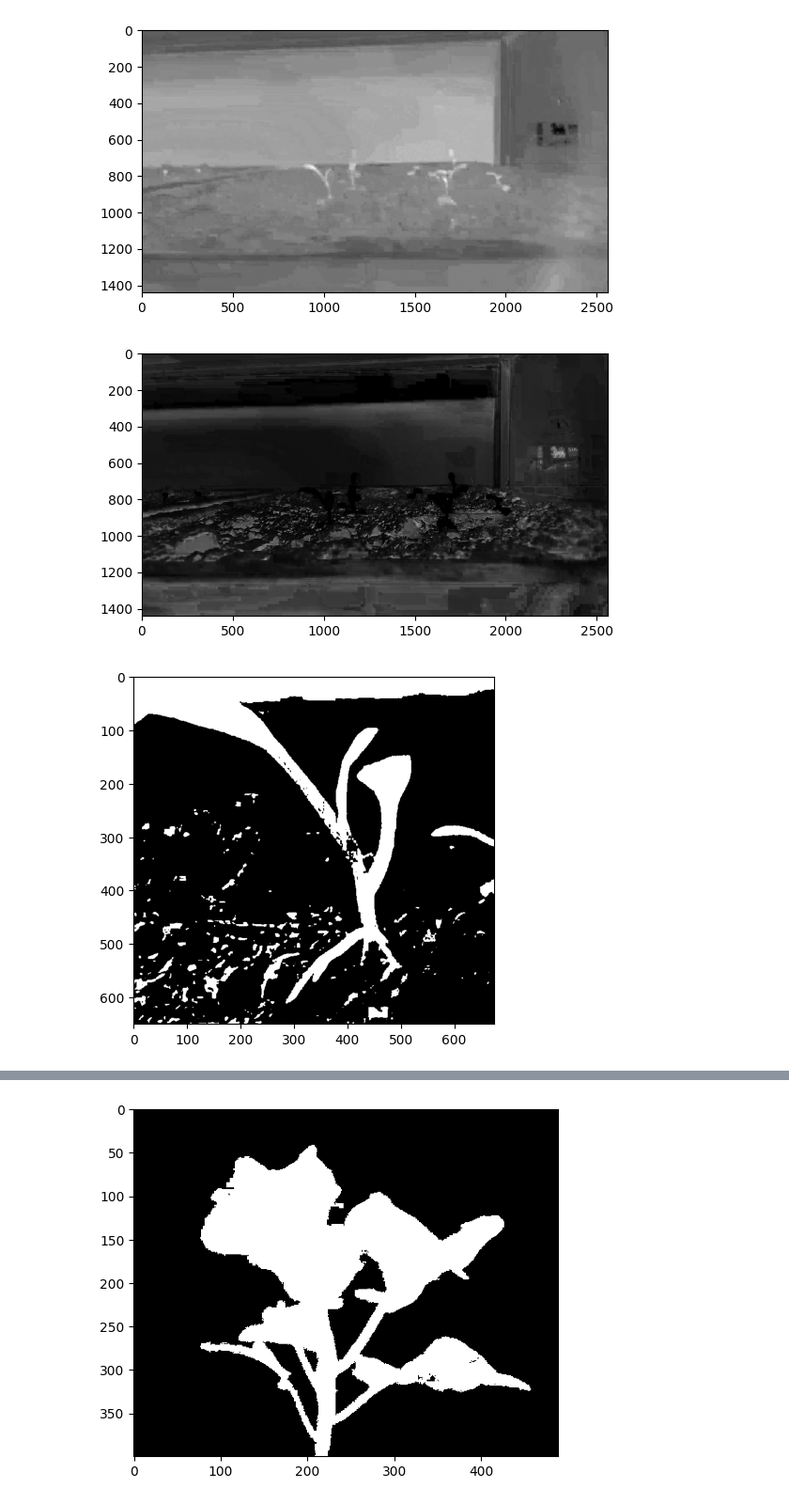
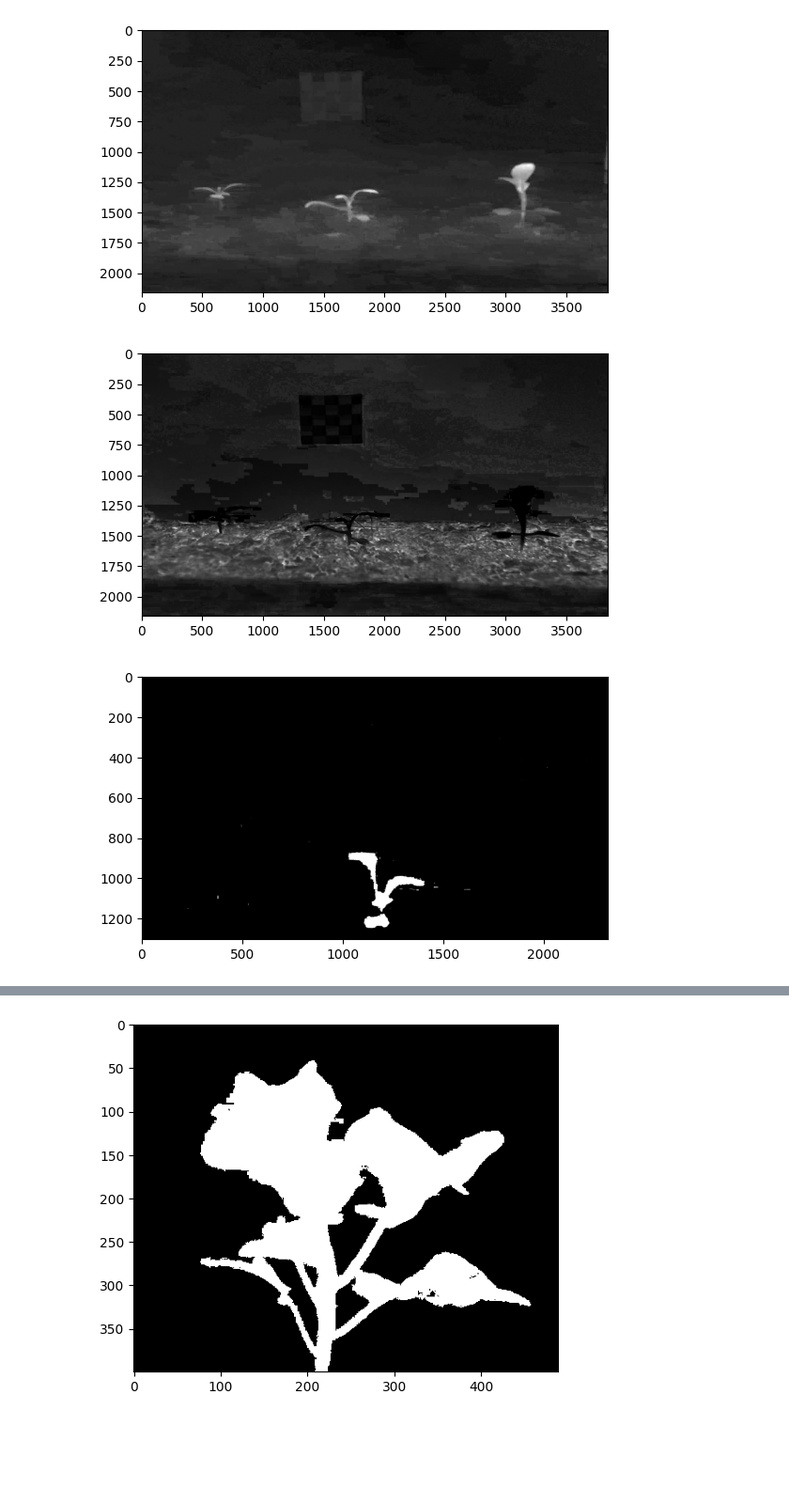
Before and after one commit to Pimmmvxg/Plant_analysis, a Jupyter notebook: notebooks/segmenting/side_view copy 2.ipynb, the cells around one changed output, grey strips where cells are left out. Shown at 94% size. Saved outputs shown, nothing was run; the diff lists cells and outputs as text; code cells hidden in the pictures; blank space fills up the shorter version.

```diff
--- a/notebooks/segmenting/side_view copy 2.ipynb
+++ b/notebooks/segmenting/side_view copy 2.ipynb
@@ -8,7 +8,7 @@ from sklearn.cluster import KMeans
 from plantcv.learn import train_kmeans
 # %%
 # Set input variables
-args = WorkflowInputs(images=[r"C:\Cantonese\real\crop_side.png"],
+args = WorkflowInputs(images=[r"C:\Bean_Sprouts\Data\mesure\LINE_ALBUM_29725 _2_250729_20.jpg"],
                       names="image",
                       result="plantcv_results.csv",
                       debug="plot")
@@ -37,13 +41,13 @@ v = pcv.rgb2gray_hsv(rgb_img=img, channel='v')
 # %%
 a = pcv.rgb2gray_lab(rgb_img=img, channel='b')
 # %% [output]
-[figure, old version]
+[figure, new version]
 # %%
 y = pcv.rgb2gray_cmyk(rgb_img=img, channel='m')
 # %% [output]
-[figure, old version]
+[figure, new version]
 # %%
-thresh = pcv.threshold.binary(gray_img=v, threshold=200, object_type='light')
+thresh = pcv.threshold.binary(gray_img=b, threshold=124, object_type='dark')
 # %% [output]
-[figure, old version]
+[figure, new version]
 # %%
```
Also changed, not shown: parts of 6 cells of this notebook, 29 other files.
